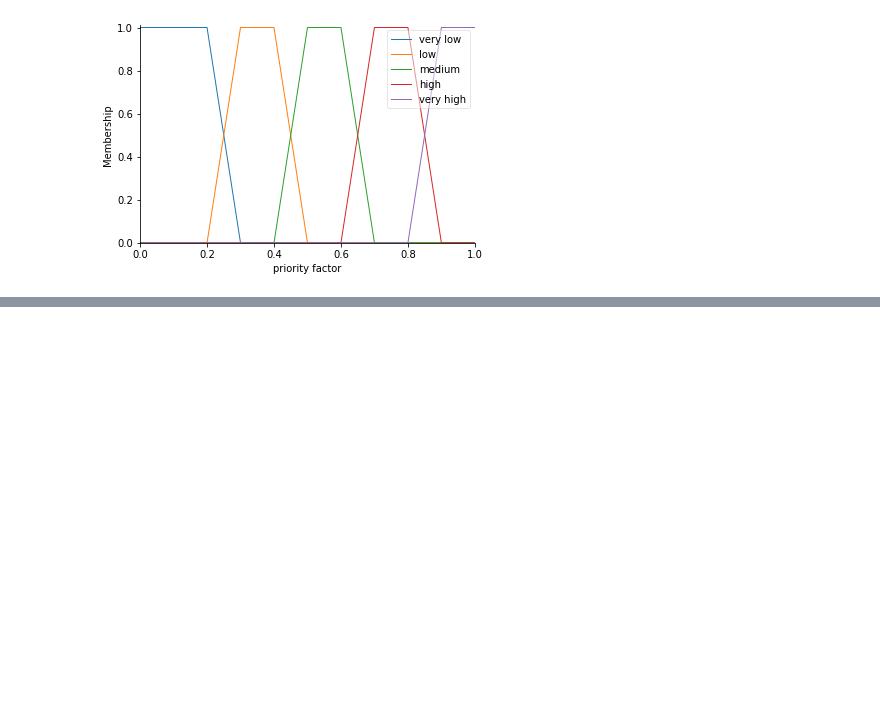
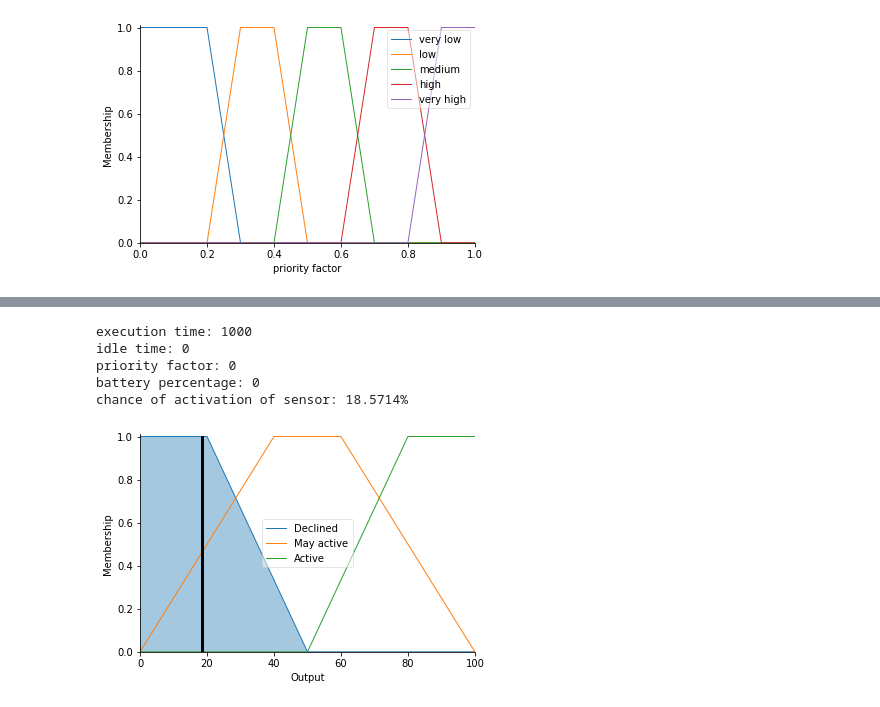
Before and after one commit to Tanuka-Mondal/Fuzzy, a Jupyter notebook: fuzzy.ipynb, the cells around one changed output, grey strips where cells are left out. Cells and saved outputs as stored; diff of their text form; code cells hidden in the pictures; blank space fills up the shorter version.

```diff
--- a/fuzzy.ipynb
+++ b/fuzzy.ipynb
@@ -83,0 +99,9 @@ chance of activation of sensor: 16.6667%
+# %%
+SensorOutput()
+# %% [output]
+execution time: 1000
+idle time: 0
+priority factor: 0
+battery percentage: 0
+chance of activation of sensor: 18.5714%
+[figure, added]
```
Also changed, not shown: parts of 5 cells of this notebook.
